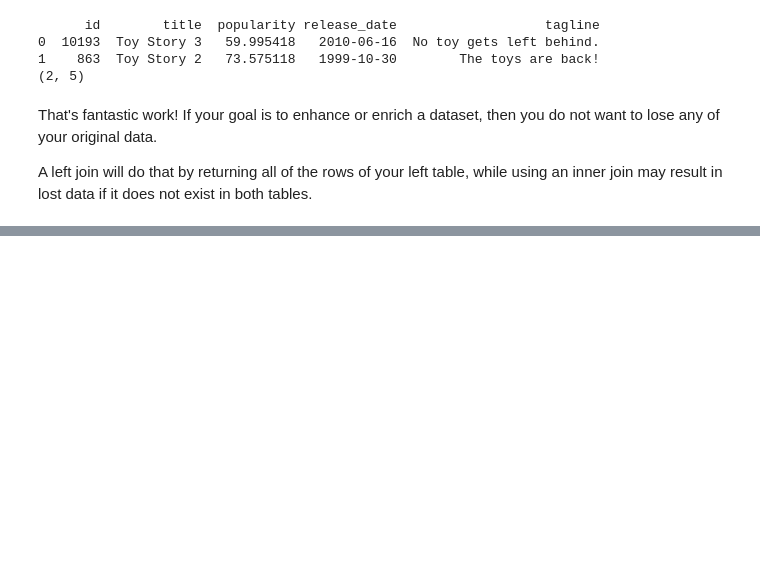
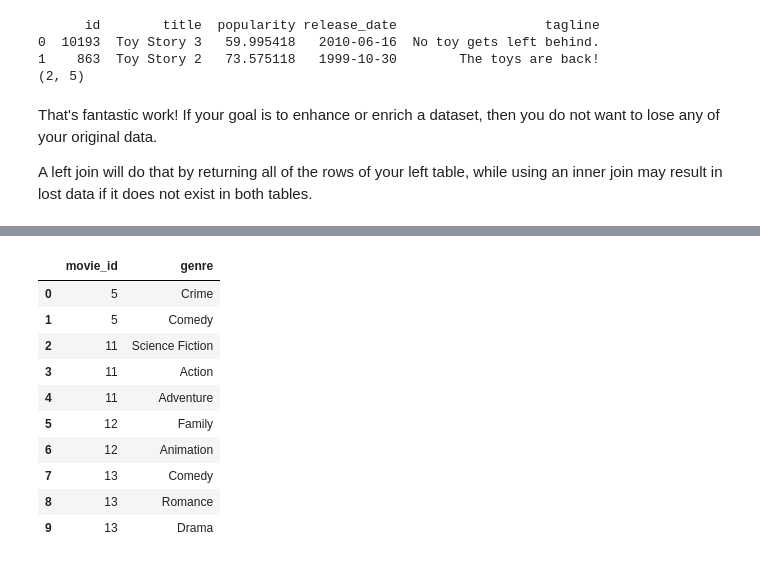
Before and after one commit to Navidullah/Data-Science, a Jupyter notebook: Joining Data with pandas/inner_join.ipynb, the cells around one changed output, grey strips where cells are left out. Drawn from its saved outputs; the diff is of its cells as text; code cells hidden in the pictures; blank space fills up the shorter version.

```diff
--- a/Joining Data with pandas/inner_join.ipynb
+++ b/Joining Data with pandas/inner_join.ipynb
@@ -444,0 +743,14 @@ A left join will do that by returning all of the rows of your left table, while
+# %%
+movie_to_genres.head(10)
+# %% [output]
+|  | movie_id | genre |
+| 0 | 5 | Crime |
+| 1 | 5 | Comedy |
+| 2 | 11 | Science Fiction |
+| 3 | 11 | Action |
+| 4 | 11 | Adventure |
+| 5 | 12 | Family |
+| 6 | 12 | Animation |
+| 7 | 13 | Comedy |
+| 8 | 13 | Romance |
+| 9 | 13 | Drama |
```
Also changed, not shown: parts of 29 cells of this notebook.
